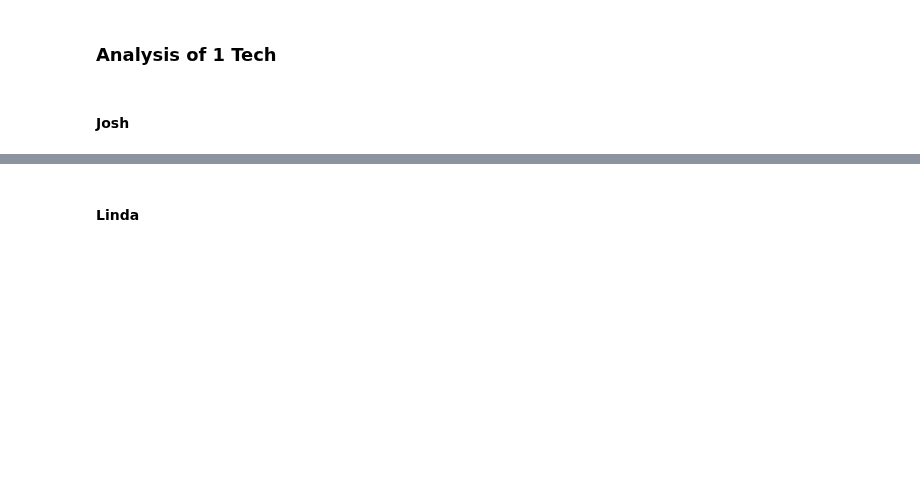
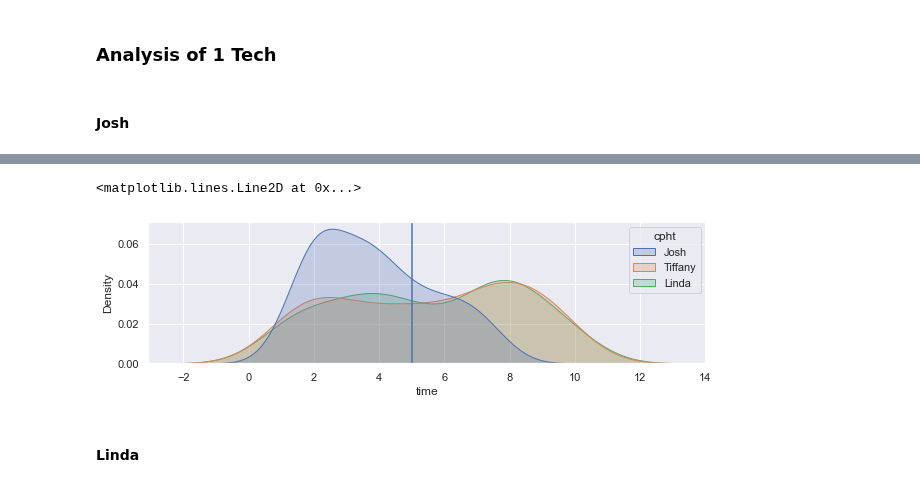
Before and after one commit to jsteinbecker/sars-cov-2, a Jupyter notebook: Projects/RandData/compoundPerform.ipynb, the cells around one changed output, grey strips where cells are left out. Cells and saved outputs as stored; diff of their text form; code cells hidden in the pictures; blank space fills up the shorter version.

```diff
--- a/Projects/RandData/compoundPerform.ipynb
+++ b/Projects/RandData/compoundPerform.ipynb
@@ -114,3 +124,9 @@ sns.kdeplot
+# %%
+sns.kdeplot(x='time',data=df,shade=True,hue='cpht')
+plt.axvline(x=df.time.mean())
+# %% [output]
+<matplotlib.lines.Line2D at 0x...>
+[figure, added]
 # %% [markdown]
 #### Linda
 # %%
```
Also changed, not shown: parts of 11 cells of this notebook, 2 other files.
